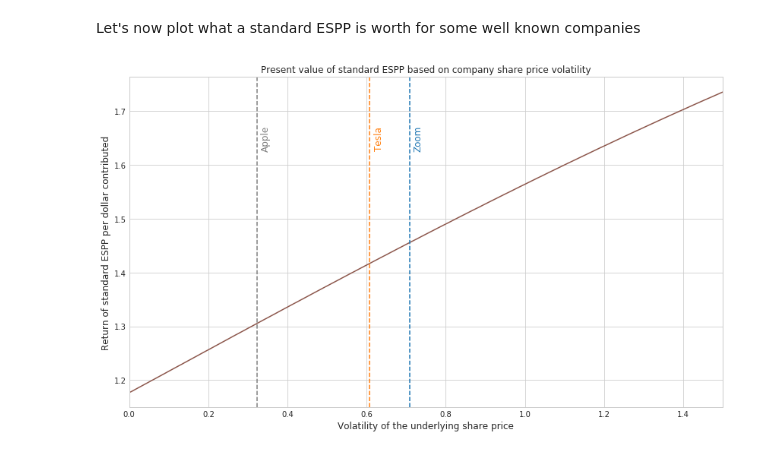
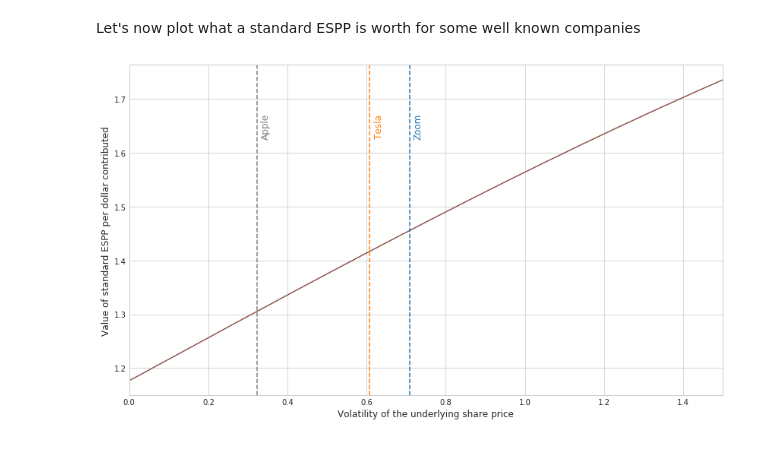
Before and after one commit to pmlane12/ESPP_valuation, a Jupyter notebook: ESPP_valuation.ipynb, the cells around one changed output. Drawn from its saved outputs; the diff is of its cells as text; code cells hidden in the pictures.

```diff
--- a/ESPP_valuation.ipynb
+++ b/ESPP_valuation.ipynb
@@ -417,28 +417,27 @@ Let's now plot what a standard ESPP is worth for some well known companies
 # %%
 tickers = ['AAPL', 'ZM', 'TSLA']
 names = ['Apple', 'Zoom', 'Tesla']
 colors = ['tab:gray', 'tab:blue', 'tab:orange']
 
 volatilities = np.linspace(0, 1.5, num=1000)
 
 espp_returns = vget_standard_espp_return(volatilities)
 
 fig = plt.figure(figsize=(14,8))
 ax = plt.axes()
 ax.set_xlabel('xlabel', fontsize=12)
 ax.set_ylabel('ylabel', fontsize=12)
 
 plt.plot(volatilities, espp_returns, c='tab:brown')
 
 plt.xlim(0, 1.5)
 
 plt.xlabel('Volatility of the underlying share price')
-plt.ylabel('Return of standard ESPP per dollar contributed');
-plt.title('Present value of standard ESPP based on company share price volatility');
+plt.ylabel('Value of standard ESPP per dollar contributed');
 
 for ticker, name, color in zip(tickers, names, colors):
     iv = stock_implied_volatility(ticker)
     plt.axvline(x=iv, linestyle='--', c=color)
     plt.text(iv+0.01, 1.65, name, rotation=90, verticalalignment='center',c=color, fontsize=12)
 # %% [output]
-[figure, old version]
+[figure, new version]
```
Also changed, not shown: parts of 1 cell of this notebook.
